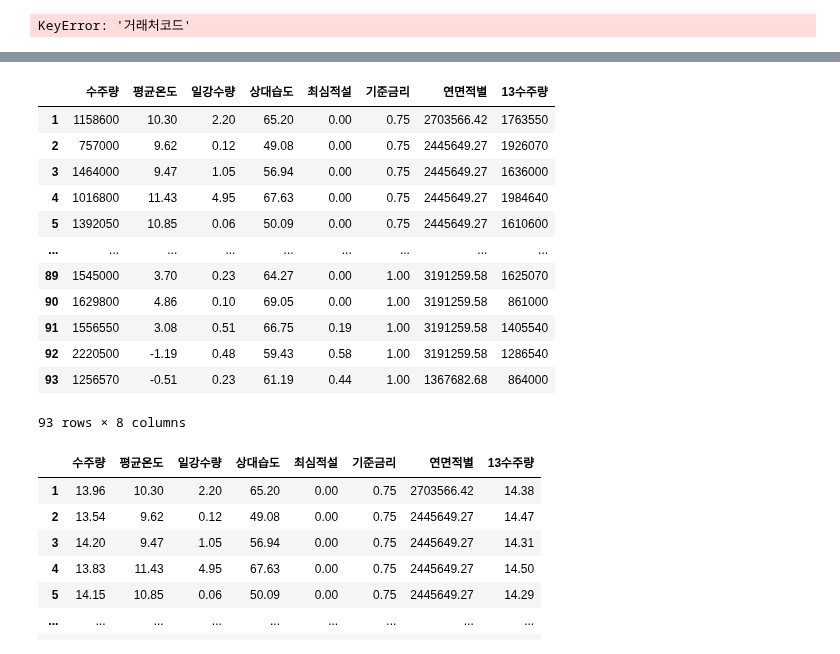
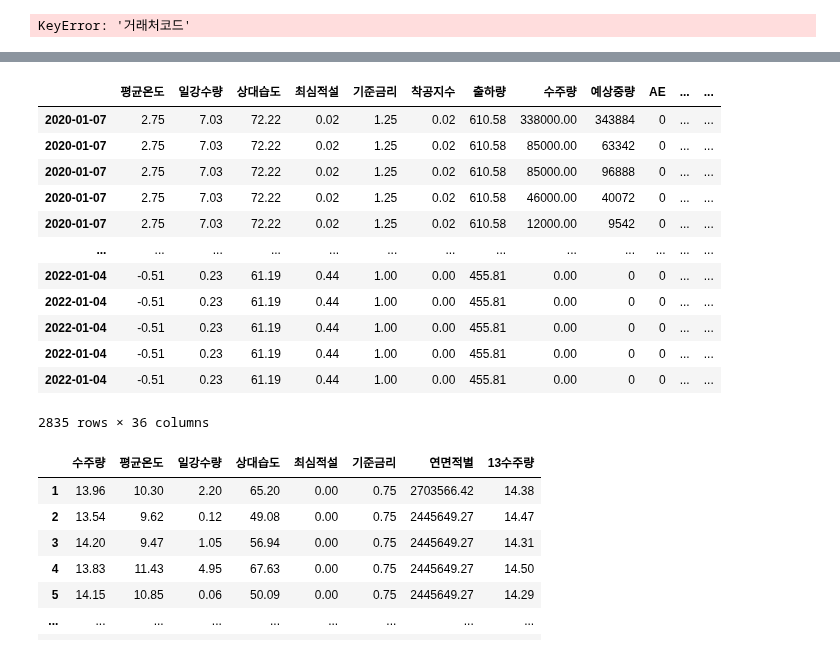
Before and after one commit to Toddbear20/Toddbear20, a Jupyter notebook: 3rd_project/수요예측 데이터셋 생성_창훈_1124.ipynb, the cells around one changed output, grey strips where cells are left out. Drawn from its saved outputs; the diff is of its cells as text; code cells hidden in the pictures.

```diff
--- a/3rd_project/수요예측 데이터셋 생성_창훈_1124.ipynb
+++ b/3rd_project/수요예측 데이터셋 생성_창훈_1124.ipynb
@@ -713,28 +713,29 @@ from lazypredict.Supervised import LazyClassifier, LazyRegressor
 # %%
 import pandas as pd
 from sklearn.model_selection import train_test_split
 import numpy as np
 from sklearn.preprocessing import StandardScaler, MinMaxScaler
 from sklearn.linear_model import LinearRegression, LogisticRegression
+from sklearn.ensemble import RandomForestRegressor
 import matplotlib.pyplot as plt
 from sklearn.metrics import mean_squared_error, mean_absolute_error, r2_score
 
-df3 = pd.read_csv('./주차별합계.csv', index_col=0)
+df3 = pd.read_csv('./학습용 데이터셋_2년.csv', index_col=0)
 df3
 # %% [output]
-|  | 수주량 | 평균온도 | 일강수량 | 상대습도 | 최심적설 | 기준금리 | 연면적별 | 13수주량 |
-| 1 | 1158600 | 10.30 | 2.20 | 65.20 | 0.00 | 0.75 | 2703566.42 | 1763550 |
-| 2 | 757000 | 9.62 | 0.12 | 49.08 | 0.00 | 0.75 | 2445649.27 | 1926070 |
-| 3 | 1464000 | 9.47 | 1.05 | 56.94 | 0.00 | 0.75 | 2445649.27 | 1636000 |
-| 4 | 1016800 | 11.43 | 4.95 | 67.63 | 0.00 | 0.75 | 2445649.27 | 1984640 |
-| 5 | 1392050 | 10.85 | 0.06 | 50.09 | 0.00 | 0.75 | 2445649.27 | 1610600 |
-| ... | ... | ... | ... | ... | ... | ... | ... | ... |
-| 89 | 1545000 | 3.70 | 0.23 | 64.27 | 0.00 | 1.00 | 3191259.58 | 1625070 |
-| 90 | 1629800 | 4.86 | 0.10 | 69.05 | 0.00 | 1.00 | 3191259.58 | 861000 |
-| 91 | 1556550 | 3.08 | 0.51 | 66.75 | 0.19 | 1.00 | 3191259.58 | 1405540 |
-| 92 | 2220500 | -1.19 | 0.48 | 59.43 | 0.58 | 1.00 | 3191259.58 | 1286540 |
-| 93 | 1256570 | -0.51 | 0.23 | 61.19 | 0.44 | 1.00 | 1367682.68 | 864000 |
+|  | 평균온도 | 일강수량 | 상대습도 | 최심적설 | 기준금리 | 착공지수 | 출하량 | 수주량 | 예상중량 | AE | ... | ... |
+| 2020-01-07 | 2.75 | 7.03 | 72.22 | 0.02 | 1.25 | 0.02 | 610.58 | 338000.00 | 343884 | 0 | ... | ... |
+| 2020-01-07 | 2.75 | 7.03 | 72.22 | 0.02 | 1.25 | 0.02 | 610.58 | 85000.00 | 63342 | 0 | ... | ... |
+| 2020-01-07 | 2.75 | 7.03 | 72.22 | 0.02 | 1.25 | 0.02 | 610.58 | 85000.00 | 96888 | 0 | ... | ... |
+| 2020-01-07 | 2.75 | 7.03 | 72.22 | 0.02 | 1.25 | 0.02 | 610.58 | 46000.00 | 40072 | 0 | ... | ... |
+| 2020-01-07 | 2.75 | 7.03 | 72.22 | 0.02 | 1.25 | 0.02 | 610.58 | 12000.00 | 9542 | 0 | ... | ... |
+| ... | ... | ... | ... | ... | ... | ... | ... | ... | ... | ... | ... | ... |
+| 2022-01-04 | -0.51 | 0.23 | 61.19 | 0.44 | 1.00 | 0.00 | 455.81 | 0.00 | 0 | 0 | ... | ... |
+| 2022-01-04 | -0.51 | 0.23 | 61.19 | 0.44 | 1.00 | 0.00 | 455.81 | 0.00 | 0 | 0 | ... | ... |
+| 2022-01-04 | -0.51 | 0.23 | 61.19 | 0.44 | 1.00 | 0.00 | 455.81 | 0.00 | 0 | 0 | ... | ... |
+| 2022-01-04 | -0.51 | 0.23 | 61.19 | 0.44 | 1.00 | 0.00 | 455.81 | 0.00 | 0 | 0 | ... | ... |
+| 2022-01-04 | -0.51 | 0.23 | 61.19 | 0.44 | 1.00 | 0.00 | 455.81 | 0.00 | 0 | 0 | ... | ... |
-93 rows × 8 columns
+2835 rows × 36 columns
 # %%
 
 
```
Also changed, not shown: parts of 15 cells of this notebook, 3 other files.
